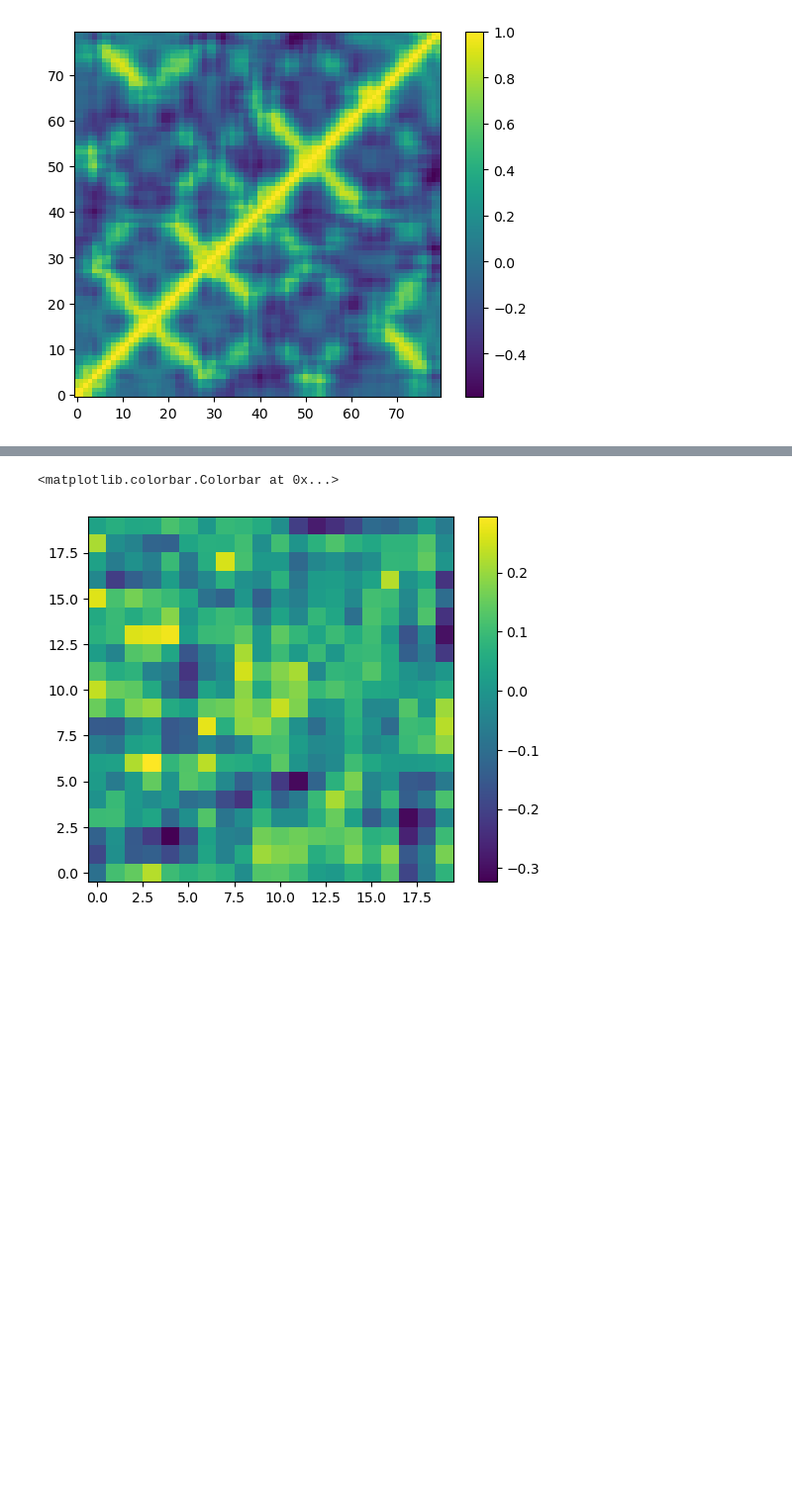
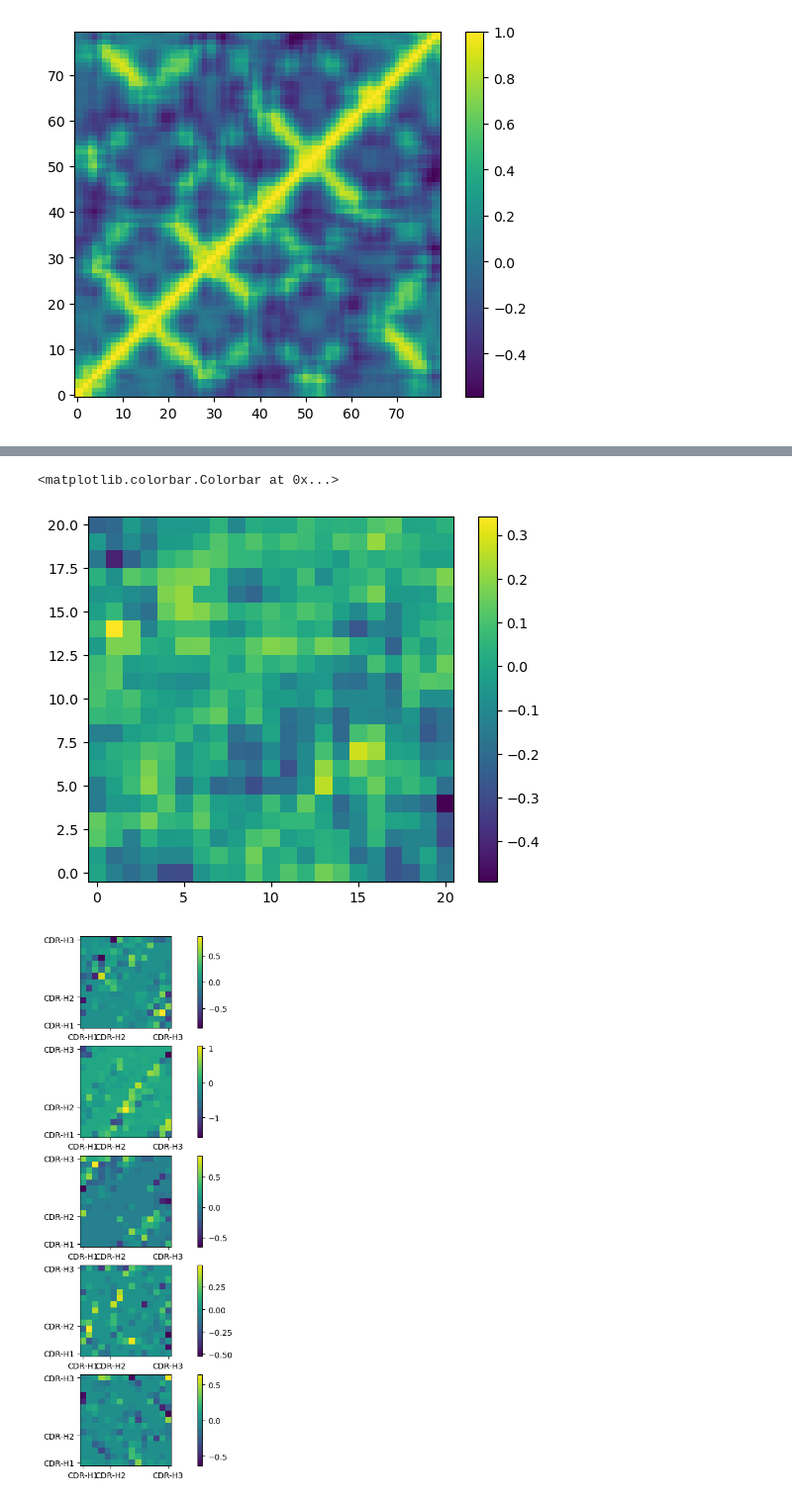
Before and after one commit to kevinmicha/ANTIPASTI, a Jupyter notebook: NMA CNN.ipynb, the cells around one changed output, grey strips where cells are left out. Shown at 99% size. Saved outputs shown, nothing was run; the diff lists cells and outputs as text; code cells hidden in the pictures; blank space fills up the shorter version.

```diff
--- a/NMA CNN.ipynb
+++ b/NMA CNN.ipynb
@@ -379,8 +384,8 @@ for i, j in itertools.product(range(4), range(2)):
 #    im = axs[i,j].imshow(model.conv2.weight.data.numpy()[i+j][0], origin='lower')
 #    plt.colorbar(im, ax=axs[i, j])
 # %%
-plt.imshow(np.mean(model.conv1.weight.data.numpy()[0,...], axis=0), origin='lower')
+plt.imshow(np.mean(conv_filters[0,...], axis=0), origin='lower')
 plt.colorbar()
 # %% [output]
 <matplotlib.colorbar.Colorbar at 0x...>
-[figure, old version]
+[figure, new version]
@@ -417,0 +392,13 @@ plt.colorbar()
+# %%
+fig, axs = plt.subplots(5, 1, figsize=(12, 12))
+
+fully_connected = deepcopy(model.fc1.weight.data.numpy().reshape(5, 225))
+fully_connected = np.where(abs(fully_connected)<0.05, 0, fully_connected)
+
+for i, j in itertools.product(range(5), range(1)):
+    im = axs[i].imshow(fully_connected[i+j].reshape(15, 15), origin='lower')
+    axs[i].set_xticks([0, 4.5, 14], ['CDR-H1', 'CDR-H2', 'CDR-H3'])
+    axs[i].set_yticks([0, 4.5, 14], ['CDR-H1', 'CDR-H2', 'CDR-H3'])
+    plt.colorbar(im, ax=axs[i])
+# %% [output]
+[figure, added]
```
Also changed, not shown: parts of 20 cells of this notebook.
